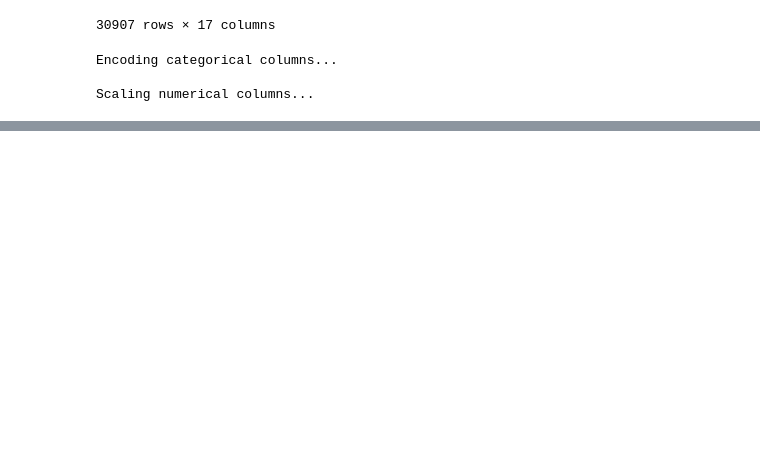
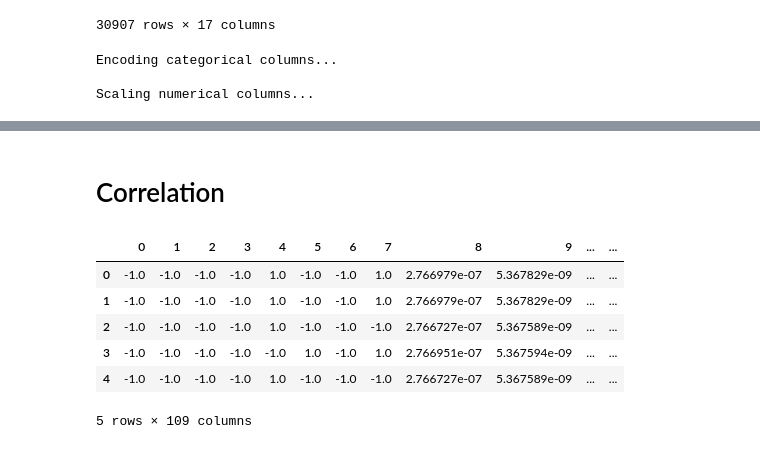
Before and after one commit to EdenYavin/Tabular-Cloud-ML, a Jupyter notebook: notebooks/pipeline.ipynb, the cells around one changed output, grey strips where cells are left out. Saved outputs shown, nothing was run; the diff lists cells and outputs as text; code cells hidden in the pictures; blank space fills up the shorter version.

```diff
--- a/notebooks/pipeline.ipynb
+++ b/notebooks/pipeline.ipynb
@@ -531,8 +523,11 @@ for embed, pred in zip(X_embed, predictions):
 for embed, pred in zip(X_test_embed, test_preds):
     X_test_pred_embed.append(np.hstack([embed, pred]))
 # %%
-iim = DenseInternalModel(num_classes=2, input_shape=X_pred_embed[0].shape[1])
+with tf.device('/CPU:0'):
 
-iim.fit(np.vstack(X_pred_embed), y_sample)
+    iim = DenseInternalModel(num_classes=2, input_shape=X_pred_embed[0].shape[1])
+    iim.fit(np.vstack(X_pred_embed), y_sample)
+    print("--------PERFORMANCE-------")
+    print(iim.evaluate(np.vstack(X_test_pred_embed), y_test))
 # %% [output]
 Epoch 1/100
@@ -560,6 +552,8 @@ iim.evaluate(np.vstack(X_test_pred_embed), y_test)
 # %%
-baseline = DenseInternalModel(num_classes=2, input_shape=X_sample.shape[1])
-baseline.fit(X_sample, y_sample)
-baseline.evaluate(X_test, y_test)
+with tf.device('/CPU:0'):
+    baseline = DenseInternalModel(num_classes=2, input_shape=X_sample.shape[1])
+    baseline.fit(X_sample, y_sample)
+    print("--------PERFORMANCE-------")
+    print(baseline.evaluate(X_test, y_test))
 # %% [output]
 Epoch 1/100
@@ -582,0 +633,8 @@ Epoch 25/100
+# %%
+X_double_pred_embed, X_double_test_pred_embed = [np.vstack(X_embed), np.vstack(predictions)], [np.vstack(X_test_embed), np.vstack(test_preds)]
+# %%
+with tf.device('/CPU:0'):
+    double_iim = DoubleDenseInternalModel(num_classes=2, input_shape=(X_double_pred_embed[0].shape[1],X_double_pred_embed[1].shape[1]))
+    double_iim.fit(X_double_pred_embed, y_sample)
+    print("--------PERFORMANCE-------")
+    print(double_iim.evaluate(X_double_test_pred_embed, y_test))
@@ -582,0 +659,16 @@ Epoch 25/100
+# %% [markdown]
+# Correlation
+# %%
+rows = []
+for embed, pred, label in zip(X_embed, predictions, y_sample):
+    rows.append(np.hstack([embed, pred, np.vstack([label])]))
+df = pd.DataFrame(np.vstack(rows))
+df.head()
+# %% [output]
+|  | 0 | 1 | 2 | 3 | 4 | 5 | 6 | 7 | 8 | 9 | ... | ... |
+| 0 | -1.0 | -1.0 | -1.0 | -1.0 | 1.0 | -1.0 | -1.0 | 1.0 | 2.766979e-07 | 5.367829e-09 | ... | ... |
+| 1 | -1.0 | -1.0 | -1.0 | -1.0 | 1.0 | -1.0 | -1.0 | 1.0 | 2.766979e-07 | 5.367829e-09 | ... | ... |
+| 2 | -1.0 | -1.0 | -1.0 | -1.0 | 1.0 | -1.0 | -1.0 | -1.0 | 2.766727e-07 | 5.367589e-09 | ... | ... |
+| 3 | -1.0 | -1.0 | -1.0 | -1.0 | -1.0 | 1.0 | -1.0 | 1.0 | 2.766951e-07 | 5.367594e-09 | ... | ... |
+| 4 | -1.0 | -1.0 | -1.0 | -1.0 | 1.0 | -1.0 | -1.0 | -1.0 | 2.766727e-07 | 5.367589e-09 | ... | ... |
+5 rows × 109 columns
```
Also changed, not shown: parts of 32 cells of this notebook, 1 other file.
